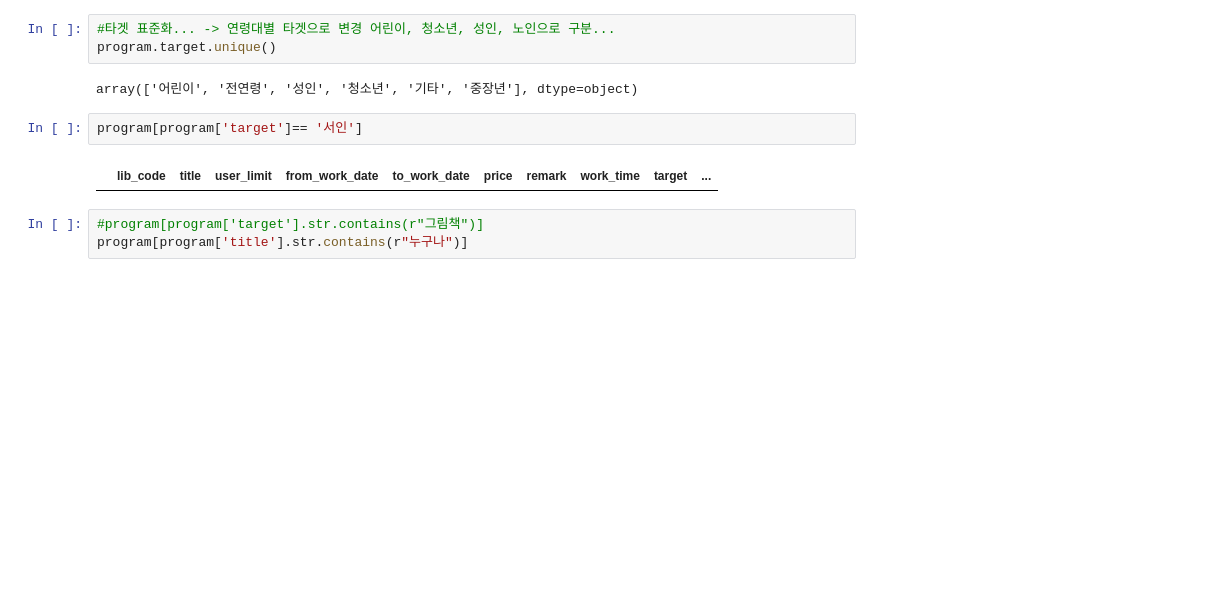
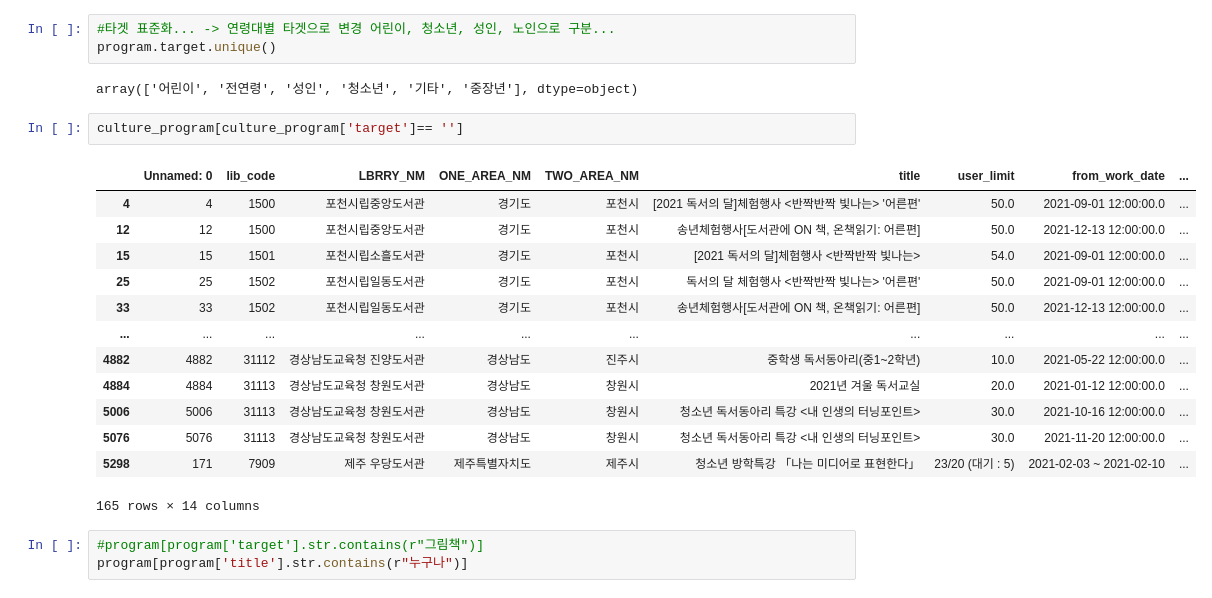
Before and after one commit to kyunakim/everybodys_lib, a Jupyter notebook: olive/program.ipynb, the cells around one changed output. Cells and saved outputs as stored; diff of their text form; blank space fills up the shorter version.

Commit message:
culture_program
진짜진짜끝.최종. 최최최종.

```diff
--- a/olive/program.ipynb
+++ b/olive/program.ipynb
@@ -193,9 +204,21 @@ program.target.unique()
 # %% [output]
 array(['어린이', '전연령', '성인', '청소년', '기타', '중장년'], dtype=object)
 # %%
-program[program['target']== '서인']
+culture_program[culture_program['target']== '']
 # %% [output]
-|  | lib_code | title | user_limit | from_work_date | to_work_date | price | remark | work_time | target | ... |
+|  | Unnamed: 0 | lib_code | LBRRY_NM | ONE_AREA_NM | TWO_AREA_NM | title | user_limit | from_work_date | ... |
+| 4 | 4 | 1500 | 포천시립중앙도서관 | 경기도 | 포천시 | [2021 독서의 달]체험행사 <반짝반짝 빛나는> '어른편' | 50.0 | 2021-09-01 12:00:00.0 | ... |
+| 12 | 12 | 1500 | 포천시립중앙도서관 | 경기도 | 포천시 | 송년체험행사[도서관에 ON 책, 온책읽기: 어른편] | 50.0 | 2021-12-13 12:00:00.0 | ... |
+| 15 | 15 | 1501 | 포천시립소흘도서관 | 경기도 | 포천시 | [2021 독서의 달]체험행사 <반짝반짝 빛나는> | 54.0 | 2021-09-01 12:00:00.0 | ... |
+| 25 | 25 | 1502 | 포천시립일동도서관 | 경기도 | 포천시 | 독서의 달 체험행사 <반짝반짝 빛나는> '어른편' | 50.0 | 2021-09-01 12:00:00.0 | ... |
+| 33 | 33 | 1502 | 포천시립일동도서관 | 경기도 | 포천시 | 송년체험행사[도서관에 ON 책, 온책읽기: 어른편] | 50.0 | 2021-12-13 12:00:00.0 | ... |
+| ... | ... | ... | ... | ... | ... | ... | ... | ... | ... |
+| 4882 | 4882 | 31112 | 경상남도교육청 진양도서관 | 경상남도 | 진주시 | 중학생 독서동아리(중1~2학년) | 10.0 | 2021-05-22 12:00:00.0 | ... |
+| 4884 | 4884 | 31113 | 경상남도교육청 창원도서관 | 경상남도 | 창원시 | 2021년 겨울 독서교실 | 20.0 | 2021-01-12 12:00:00.0 | ... |
+| 5006 | 5006 | 31113 | 경상남도교육청 창원도서관 | 경상남도 | 창원시 | 청소년 독서동아리 특강 <내 인생의 터닝포인트> | 30.0 | 2021-10-16 12:00:00.0 | ... |
+| 5076 | 5076 | 31113 | 경상남도교육청 창원도서관 | 경상남도 | 창원시 | 청소년 독서동아리 특강 <내 인생의 터닝포인트> | 30.0 | 2021-11-20 12:00:00.0 | ... |
+| 5298 | 171 | 7909 | 제주 우당도서관 | 제주특별자치도 | 제주시 | 청소년 방학특강 「나는 미디어로 표현한다」 | 23/20 (대기 : 5) | 2021-02-03 ~ 2021-02-10 | ... |
+165 rows × 14 columns
 # %%
 #program[program['target'].str.contains(r"그림책")]
 program[program['title'].str.contains(r"누구나")]
```
Also changed, not shown: parts of 11 cells of this notebook, 3 other files.
